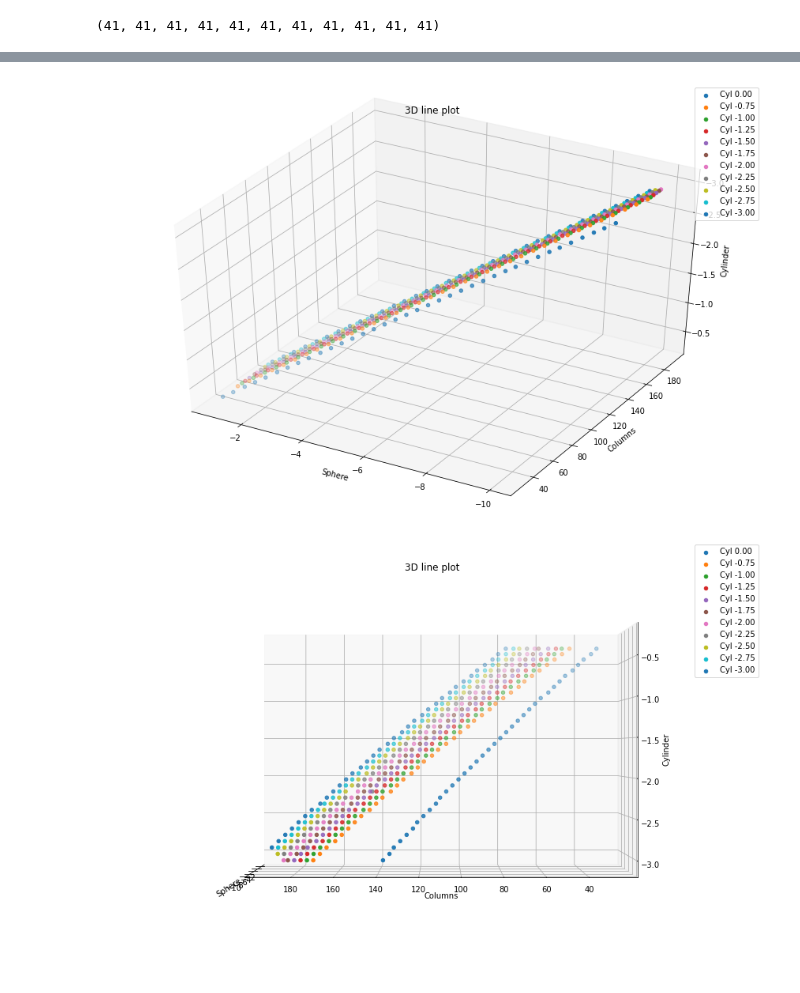
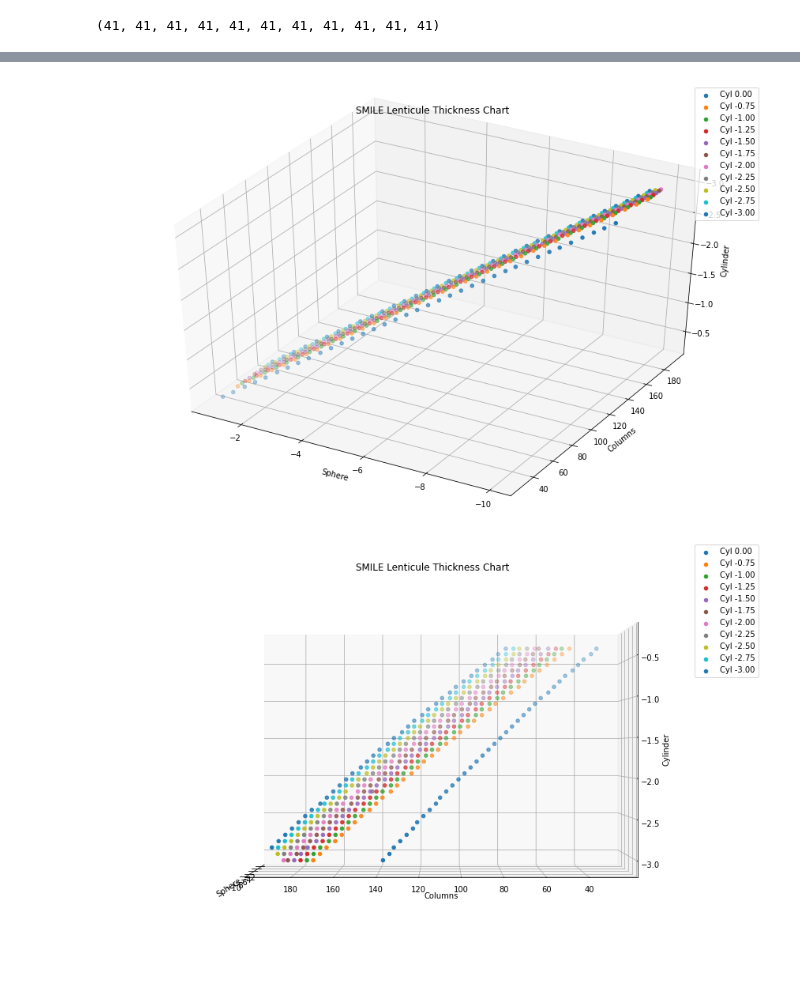
Before and after one commit to jfink09/Medical-Related-Projects, a Jupyter notebook: SMILE_Calculation_Table.ipynb, the cells around one changed output, grey strips where cells are left out. Drawn from its saved outputs; the diff is of its cells as text; code cells hidden in the pictures.

```diff
--- a/SMILE_Calculation_Table.ipynb
+++ b/SMILE_Calculation_Table.ipynb
@@ -218,35 +204,35 @@ fig = plt.figure(figsize=(15,10))
 
 # syntax for 3-D projection
 ax = plt.axes(projection ='3d')
 
 # defining 2 axes
 z = cyl
 x = sph
 
 # plotting
 ax.scatter(x, zero_to_nan(col_1), z, label="Cyl 0.00")
 ax.scatter(x, zero_to_nan(col_2), z, label="Cyl -0.75")
 ax.scatter(x, zero_to_nan(col_3), z, label="Cyl -1.00")
 ax.scatter(x, zero_to_nan(col_4), z, label="Cyl -1.25")
 ax.scatter(x, zero_to_nan(col_5), z, label="Cyl -1.50")
 ax.scatter(x, zero_to_nan(col_6), z, label="Cyl -1.75")
 ax.scatter(x, zero_to_nan(col_7), z, label="Cyl -2.00")
 ax.scatter(x, zero_to_nan(col_8), z, label="Cyl -2.25")
 ax.scatter(x, zero_to_nan(col_9), z, label="Cyl -2.50")
 ax.scatter(x, zero_to_nan(col_10), z, label="Cyl -2.75")
 ax.scatter(x, zero_to_nan(col_11), z, label="Cyl -3.00")
 
-ax.set_title('3D line plot')
+ax.set_title('SMILE Lenticule Thickness Chart')
 ax.axes.set_xlabel("Sphere")
 ax.axes.set_ylabel("Columns")
 ax.axes.set_zlabel("Cylinder")
 ax.legend()
 
 ax.view_init(-140, 60)
 
 plt.show()
 # %% [output]
-[figure, old version]
+[figure, new version]
 # %%
 from matplotlib.legend_handler import cycle
 # importing mplot3d toolkits, numpy and matplotlib
@@ -277,7 +263,7 @@ ax.scatter(x, zero_to_nan(col_9), z, label="Cyl -2.50")
 ax.scatter(x, zero_to_nan(col_10), z, label="Cyl -2.75")
 ax.scatter(x, zero_to_nan(col_11), z, label="Cyl -3.00")
 
-ax.set_title('3D line plot')
+ax.set_title('SMILE Lenticule Thickness Chart')
 ax.axes.set_xlabel("Sphere")
 ax.axes.set_ylabel("Columns")
 ax.axes.set_zlabel("Cylinder")
@@ -287,7 +273,7 @@ ax.view_init(0, 180)
 
 plt.show()
 # %% [output]
-[figure, old version]
+[figure, new version]
 # %%
 from matplotlib.legend_handler import cycle
 # importing mplot3d toolkits, numpy and matplotlib
```
Also changed, not shown: parts of 4 cells of this notebook.
